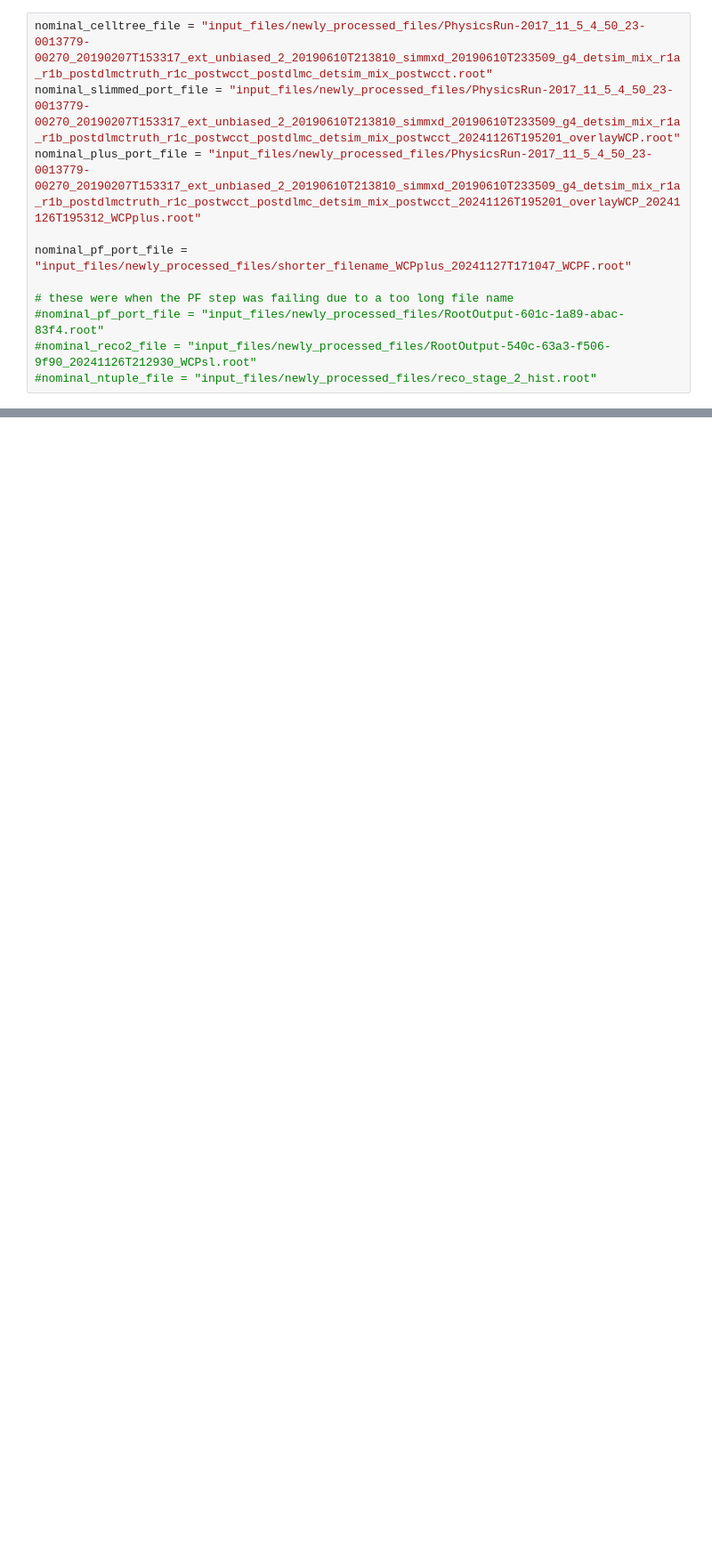
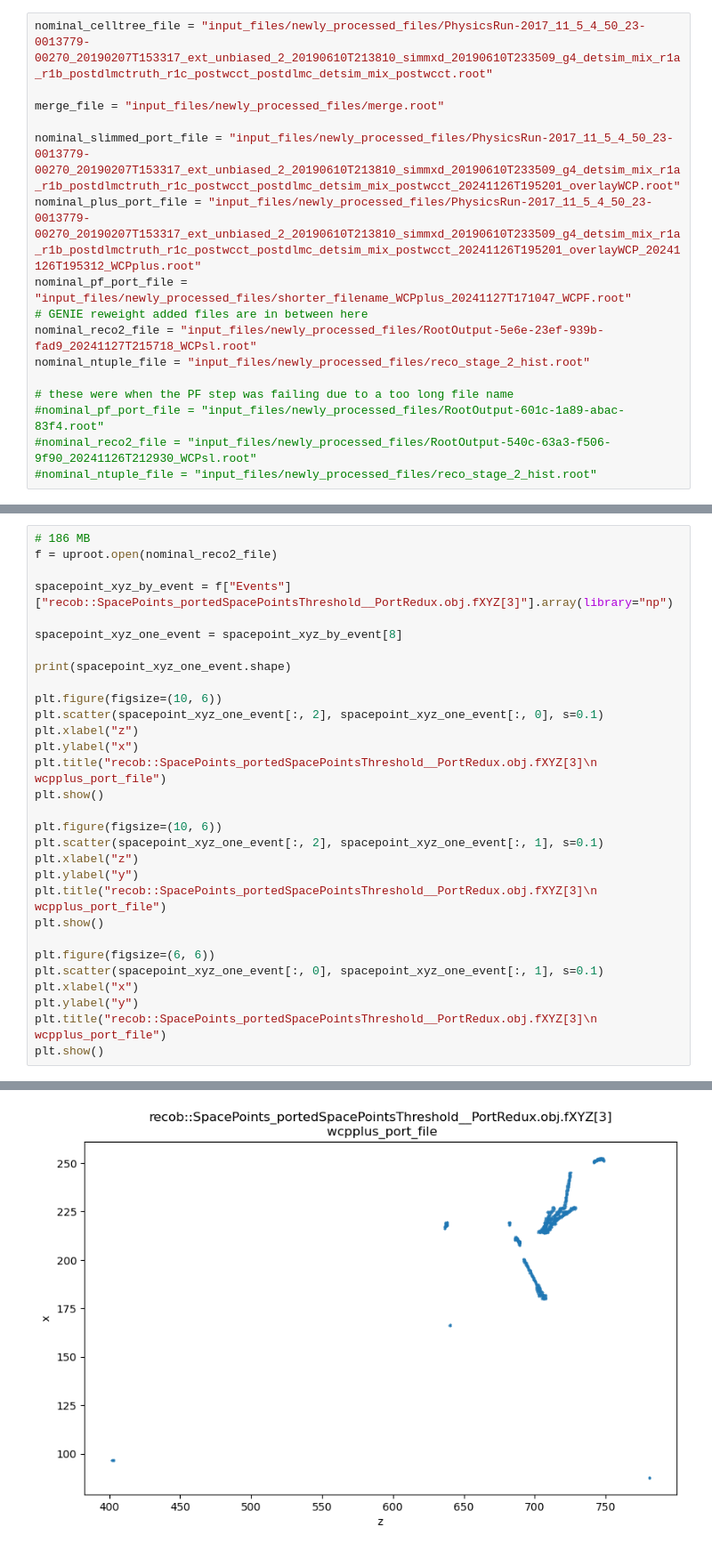
Before and after one commit to leehagaman/spacepoint_ssv, a Jupyter notebook: analyze_files_from_reco1_processing.ipynb, the cells around one changed output, grey strips where cells are left out. Shown: that part at 89% size. Drawn from its saved outputs; the diff is of its cells as text; blank space fills up the shorter version.

```diff
--- a/analyze_files_from_reco1_processing.ipynb
+++ b/analyze_files_from_reco1_processing.ipynb
@@ -5,9 +7,14 @@ import matplotlib.pyplot as plt
 # %%
 nominal_celltree_file = "input_files/newly_processed_files/PhysicsRun-2017_11_5_4_50_23-0013779-00270_20190207T153317_ext_unbiased_2_20190610T213810_simmxd_20190610T233509_g4_detsim_mix_r1a_r1b_postdlmctruth_r1c_postwcct_postdlmc_detsim_mix_postwcct.root"
+
+merge_file = "input_files/newly_processed_files/merge.root"
+
 nominal_slimmed_port_file = "input_files/newly_processed_files/PhysicsRun-2017_11_5_4_50_23-0013779-00270_20190207T153317_ext_unbiased_2_20190610T213810_simmxd_20190610T233509_g4_detsim_mix_r1a_r1b_postdlmctruth_r1c_postwcct_postdlmc_detsim_mix_postwcct_20241126T195201_overlayWCP.root"
 nominal_plus_port_file = "input_files/newly_processed_files/PhysicsRun-2017_11_5_4_50_23-0013779-00270_20190207T153317_ext_unbiased_2_20190610T213810_simmxd_20190610T233509_g4_detsim_mix_r1a_r1b_postdlmctruth_r1c_postwcct_postdlmc_detsim_mix_postwcct_20241126T195201_overlayWCP_20241126T195312_WCPplus.root"
-
 nominal_pf_port_file = "input_files/newly_processed_files/shorter_filename_WCPplus_20241127T171047_WCPF.root"
+# GENIE reweight added files are in between here
+nominal_reco2_file = "input_files/newly_processed_files/RootOutput-5e6e-23ef-939b-fad9_20241127T215718_WCPsl.root"
+nominal_ntuple_file = "input_files/newly_processed_files/reco_stage_2_hist.root"
 
 # these were when the PF step was failing due to a too long file name
 #nominal_pf_port_file = "input_files/newly_processed_files/RootOutput-601c-1a89-abac-83f4.root"
@@ -163,0 +245,31 @@ print(f["wcpselection"].items())
+# %%
+# 186 MB
+f = uproot.open(nominal_reco2_file)
+
+spacepoint_xyz_by_event = f["Events"]["recob::SpacePoints_portedSpacePointsThreshold__PortRedux.obj.fXYZ[3]"].array(library="np")
+
+spacepoint_xyz_one_event = spacepoint_xyz_by_event[8]
+
+print(spacepoint_xyz_one_event.shape)
+
+plt.figure(figsize=(10, 6))
+plt.scatter(spacepoint_xyz_one_event[:, 2], spacepoint_xyz_one_event[:, 0], s=0.1)
+plt.xlabel("z")
+plt.ylabel("x")
+plt.title("recob::SpacePoints_portedSpacePointsThreshold__PortRedux.obj.fXYZ[3]\n wcpplus_port_file")
+plt.show()
+
+plt.figure(figsize=(10, 6))
+plt.scatter(spacepoint_xyz_one_event[:, 2], spacepoint_xyz_one_event[:, 1], s=0.1)
+plt.xlabel("z")
+plt.ylabel("y")
+plt.title("recob::SpacePoints_portedSpacePointsThreshold__PortRedux.obj.fXYZ[3]\n wcpplus_port_file")
+plt.show()
+
+plt.figure(figsize=(6, 6))
+plt.scatter(spacepoint_xyz_one_event[:, 0], spacepoint_xyz_one_event[:, 1], s=0.1)
+plt.xlabel("x")
+plt.ylabel("y")
+plt.title("recob::SpacePoints_portedSpacePointsThreshold__PortRedux.obj.fXYZ[3]\n wcpplus_port_file")
+plt.show()
+# %% [output]
@@ -163,0 +277 @@ print(f["wcpselection"].items())
+[figure, added]
```
Also changed, not shown: parts of 15 cells of this notebook, 6 other files.
